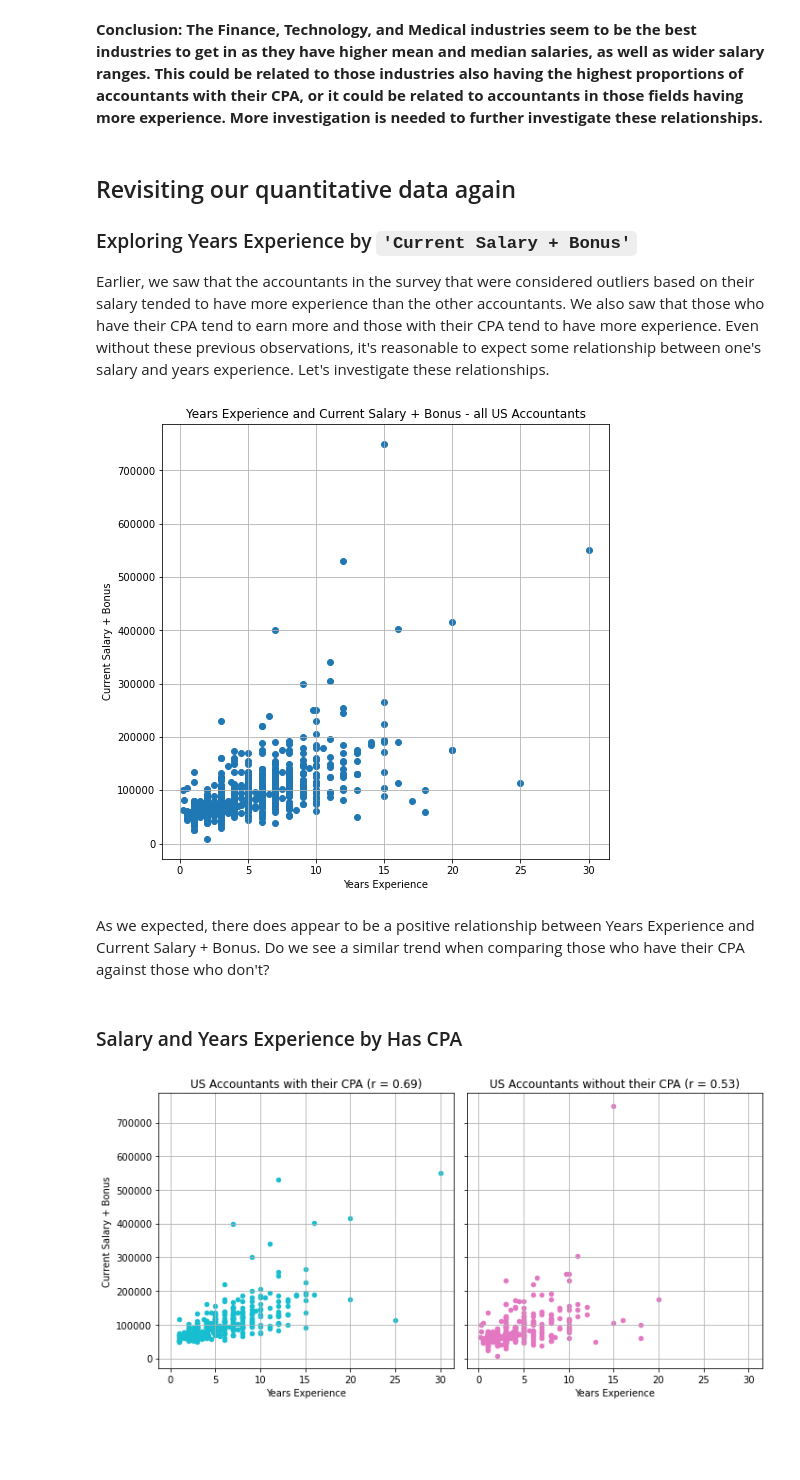
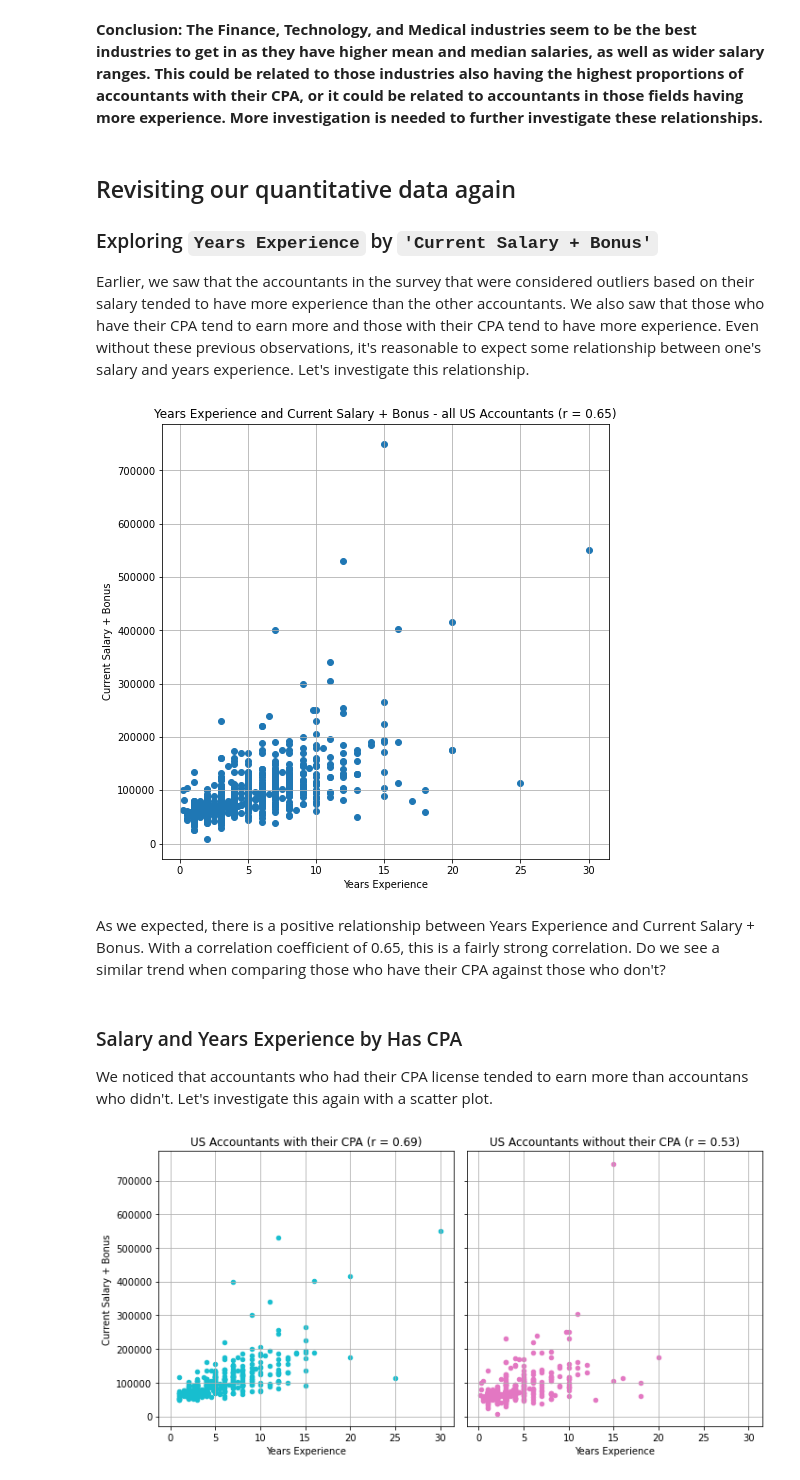
Before and after one commit to papir805/accounting_analysis, a Jupyter notebook: accounting_eda.ipynb, the cells around one changed output. Cells and saved outputs as stored; diff of their text form; code cells hidden in the pictures; blank space fills up the shorter version.

```diff
--- a/accounting_eda.ipynb
+++ b/accounting_eda.ipynb
@@ -1433,24 +1407,27 @@ Finance, Medical, and Technology have the highest proportion of accountants with
 # %% [markdown]
 ## Revisiting our quantitative data again
 
-### Exploring Years Experience by `'Current Salary + Bonus'`
+### Exploring `Years Experience` by `'Current Salary + Bonus'`
 
-Earlier, we saw that the accountants in the survey that were considered outliers based on their salary tended to have more experience than the other accountants.  We also saw that those who have their CPA tend to earn more and those with their CPA tend to have more experience.  Even without these previous observations, it's reasonable to expect some relationship between one's salary and years experience.  Let's investigate these relationships.
+Earlier, we saw that the accountants in the survey that were considered outliers based on their salary tended to have more experience than the other accountants.  We also saw that those who have their CPA tend to earn more and those with their CPA tend to have more experience.  Even without these previous observations, it's reasonable to expect some relationship between one's salary and years experience.  Let's investigate this relationship.
 # %%
-salaries = us_accounting['Current Salary + Bonus']
-years_exp = us_accounting['Years Experience']
+yrs_exp_and_salary = us_accounting[['Years Experience', 'Current Salary + Bonus']]
+yrs_exp_and_salary_corr = yrs_exp_and_salary.corr().iloc[0,1]
+
 plt.figure(figsize=(8,8))
-plt.scatter(years_exp, salaries)
-plt.title('Years Experience and Current Salary + Bonus - all US Accountants')
+plt.scatter(yrs_exp_and_salary['Years Experience'], yrs_exp_and_salary['Current Salary + Bonus'])
+plt.title('Years Experience and Current Salary + Bonus - all US Accountants (r = {:.2f})'.format(yrs_exp_and_salary_corr))
 plt.xlabel('Years Experience')
 plt.ylabel('Current Salary + Bonus')
 plt.grid();
 # %% [output]
-[figure, old version]
+[figure, new version]
 # %% [markdown]
-As we expected, there does appear to be a positive relationship between Years Experience and Current Salary + Bonus.  Do we see a similar trend when comparing those who have their CPA against those who don't?
+As we expected, there is a positive relationship between Years Experience and Current Salary + Bonus.  With a correlation coefficient of 0.65, this is a fairly strong correlation.  Do we see a similar trend when comparing those who have their CPA against those who don't?
-# %% [markdown]
-### Salary and Years Experience by Has CPA
+# %% [markdown]
+### Salary and Years Experience by Has CPA
+
+We noticed that accountants who had their CPA license tended to earn more than accountans who didn't.  Let's investigate this again with a scatter plot.
 # %%
 cpa_group_df = yes_no_cpa_df.groupby('Has CPA')
 
```
Also changed, not shown: parts of 55 cells of this notebook.
